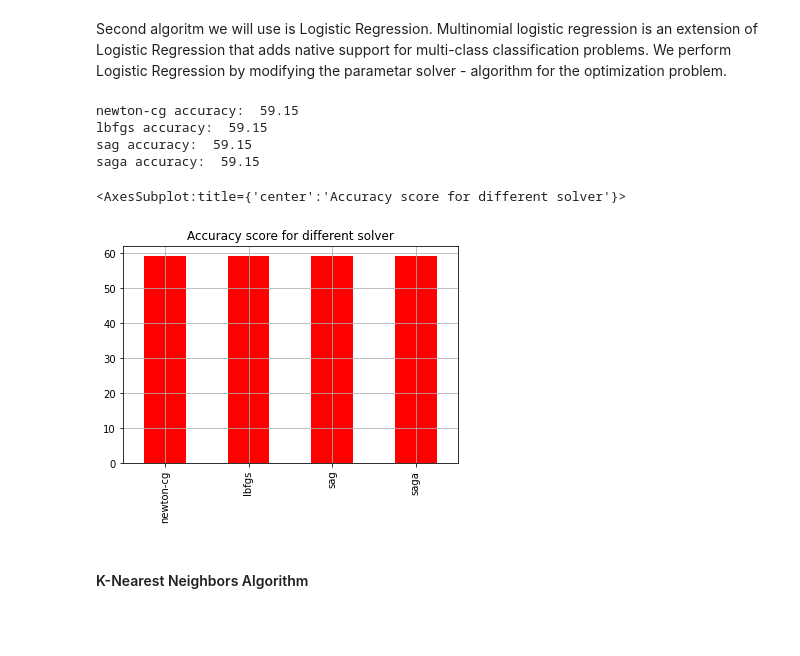
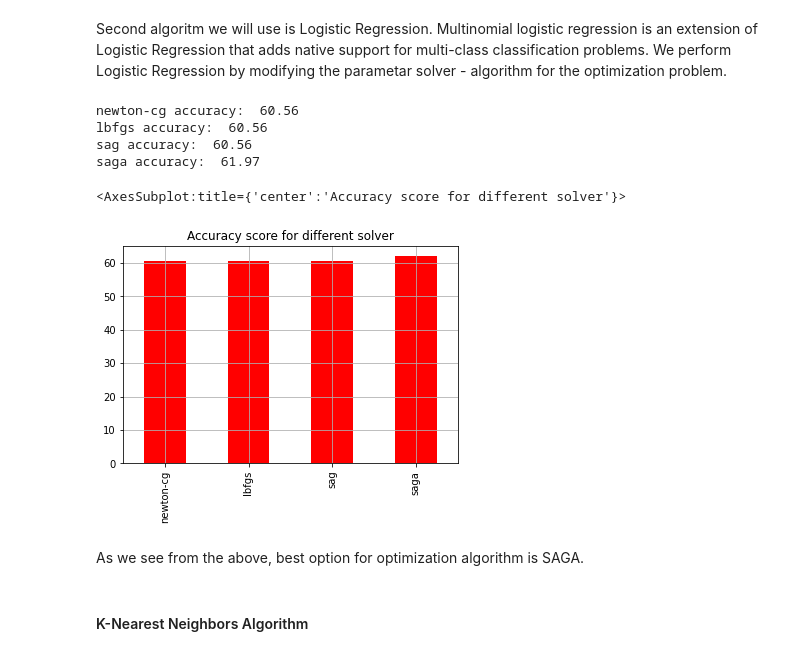
Before and after one commit to anaterovic/UZOP, a Jupyter notebook: code.ipynb, the cells around one changed output. Drawn from its saved outputs; the diff is of its cells as text; code cells hidden in the pictures; blank space fills up the shorter version.

Commit message:
Logistic_2

```diff
--- a/code.ipynb
+++ b/code.ipynb
@@ -514,22 +514,24 @@ Second algoritm we will use is Logistic Regression. Multinomial logistic regress
 # %%
 solver = np.array(['newton-cg', 'lbfgs', 'sag', 'saga'])
 accuracy_scores = []
 
 for s in solver:
-    lm = linear_model.LogisticRegression(multi_class='multinomial', solver = s)
-    lm.fit(X_train, y_train)
+    lm_ = linear_model.LogisticRegression(multi_class='multinomial', solver = s).fit(X_train, y_train)
+    y_pred = lm_.predict(X_test)
     accuracy = accuracy_score(y_test, y_pred)
     print(s, 'accuracy: ', "%.2f" % (accuracy*100))
     accuracy_scores.append(accuracy_score(y_test, y_pred)*100)
 
 pd.Series(accuracy_scores, solver).plot(kind="bar", title="Accuracy score for different solver", color='red', grid='bool')
 # %% [output]
-newton-cg accuracy:  59.15
-lbfgs accuracy:  59.15
-sag accuracy:  59.15
-saga accuracy:  59.15
+newton-cg accuracy:  60.56
+lbfgs accuracy:  60.56
+sag accuracy:  60.56
+saga accuracy:  61.97
 <AxesSubplot:title={'center':'Accuracy score for different solver'}>
-[figure, old version]
+[figure, new version]
+# %% [markdown]
+As we see from the above, best option for optimization algorithm is SAGA.
 # %% [markdown]
 #### K-Nearest Neighbors Algorithm
 # %%
```
